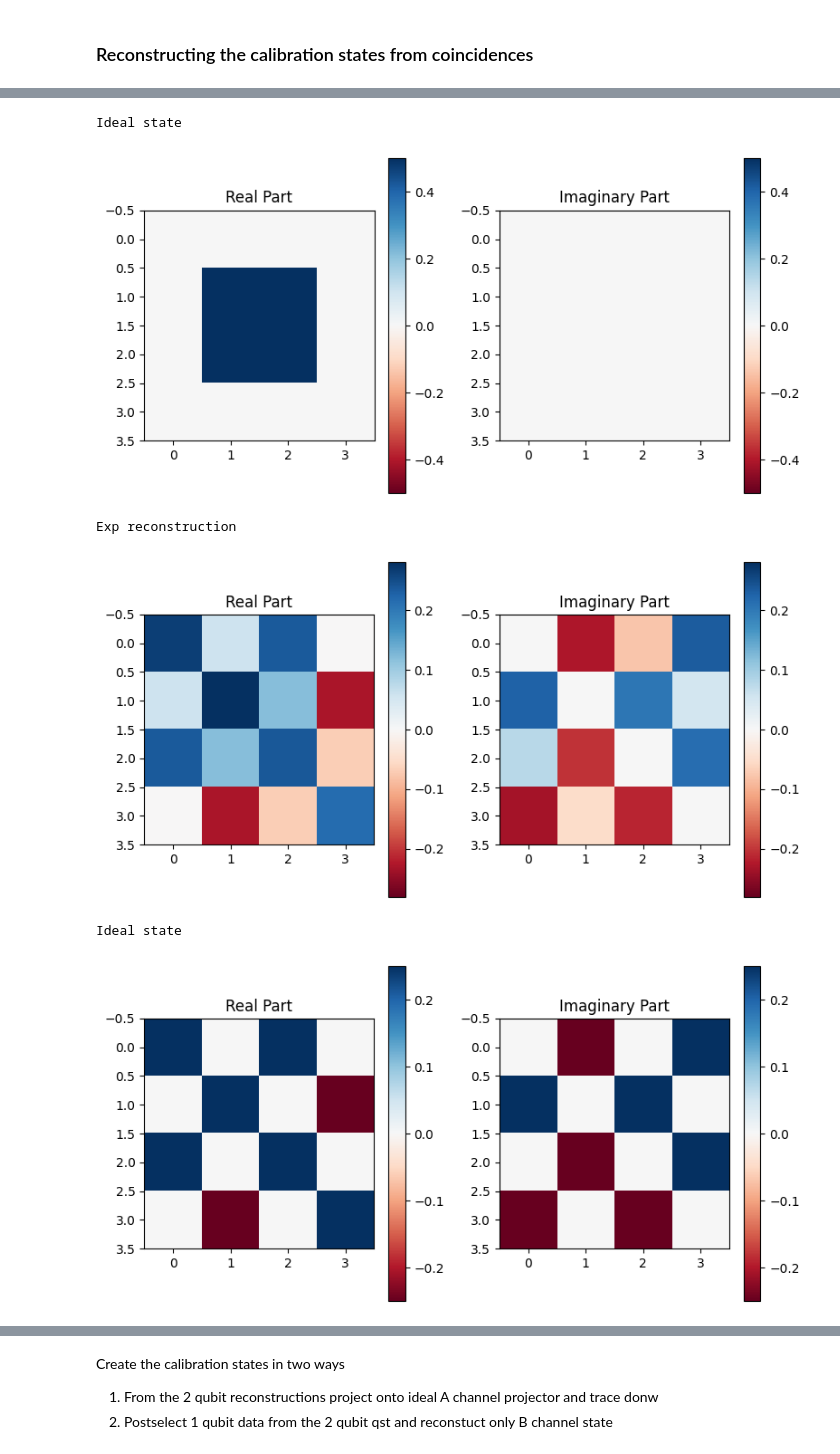
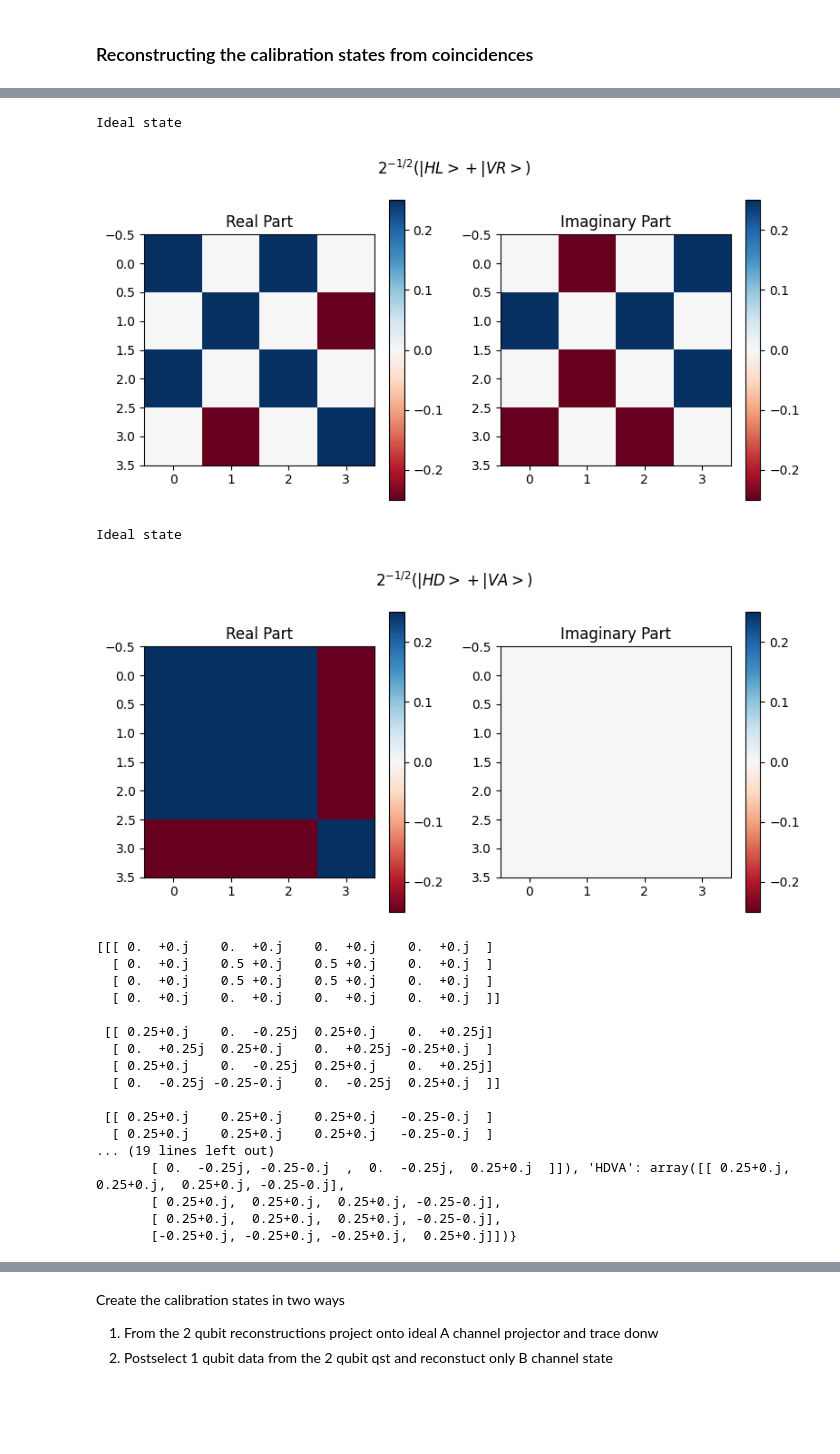
Before and after one commit to AdrianAasen/CREMST, a Jupyter notebook: Photon_REM.ipynb, the cells around one changed output, grey strips where cells are left out. Saved outputs shown, nothing was run; the diff lists cells and outputs as text; code cells hidden in the pictures; blank space fills up the shorter version.

Commit message:
Updated plotting feature and data saving for experimental verification

```diff
--- a/Photon_REM.ipynb
+++ b/Photon_REM.ipynb
@@ -141,14 +138,36 @@ coincidene_order_QST = ['HH', 'HV', 'VV', 'VH',
 
 QST_op_order = ph.photon_label_to_operator(coincidene_order_QST)
 
-
+title_lables = np.array([r'$2^{-1/2}(|HV>+|VH>)$',r'$2^{-1/2}(|HL>+|VR>)$', r'$2^{-1/2}(|HD>+|VA>)$'])
 # Reconstruct the 2 qubit calibration states
 rho_list = [ph.coincidence_to_states(mat, QST_op_order) for mat in QST_coinc_counts]
 # # Compare to the ideal ones.
-for rho, rho_ideal in zip(rho_list,ideal_calib_rho):
-    print('Exp reconstruction')
-    vis.visualize_state(rho)
+for rho, rho_ideal, title in zip(rho_list,ideal_calib_rho, title_lables):
+    #print('Exp reconstruction')
+    #vis.visualize_state(rho)
     print('Ideal state')
-    vis.visualize_state(rho_ideal)
+    vis.visualize_state(rho_ideal, title = title )
 #vis.visualize_state(calib_rho)
+
+
+N_shots = 1000
+print(ideal_calib_rho)
+outcomes = ph.simulate_photon_coincidence_counts(N_shots, ideal_calib_rho, QST_op_order)
+print(outcomes)
+
+matrix_dict = {"HVVH": ideal_calib_rho[0],
+               "HLVR": ideal_calib_rho[1],
+               "HDVA": ideal_calib_rho[2]}
+coinc_dict = {"order": coincidene_order_QST,
+              "Total_orhtogonal_coinc": N_shots,
+              "HVVH_coinc": outcomes[0],
+              "HLVR_coinc": outcomes[1],
+              "HDVA_coinc": outcomes[2]}
+
+scipy.io.savemat('Photon_REM/deal_calibration_matrices.mat', matrix_dict)
+scipy.io.savemat('Photon_REM/ideal_calibration_coinc.mat', coinc_dict)
+test = sp.io.loadmat('Photon_REM/ideal_calibration_matrices.mat')
+test_2 = sp.io.loadmat('Photon_REM/ideal_calibration_coinc.mat')
+print(test_2)
+print(test)
 # %% [output]
@@ -157,6 +176,21 @@ Exp reconstruction
 Ideal state
-[figure, old version]
+[figure, new version]
-Exp reconstruction
+Ideal state
-[figure, old version]
+[figure, new version]
-Ideal state
+[[[ 0.  +0.j    0.  +0.j    0.  +0.j    0.  +0.j  ]
+  [ 0.  +0.j    0.5 +0.j    0.5 +0.j    0.  +0.j  ]
+  [ 0.  +0.j    0.5 +0.j    0.5 +0.j    0.  +0.j  ]
+  [ 0.  +0.j    0.  +0.j    0.  +0.j    0.  +0.j  ]]
+
+ [[ 0.25+0.j    0.  -0.25j  0.25+0.j    0.  +0.25j]
+  [ 0.  +0.25j  0.25+0.j    0.  +0.25j -0.25+0.j  ]
+  [ 0.25+0.j    0.  -0.25j  0.25+0.j    0.  +0.25j]
+  [ 0.  -0.25j -0.25-0.j    0.  -0.25j  0.25+0.j  ]]
+
+ [[ 0.25+0.j    0.25+0.j    0.25+0.j   -0.25-0.j  ]
+  [ 0.25+0.j    0.25+0.j    0.25+0.j   -0.25-0.j  ]
+... (19 lines left out)
+       [ 0.  -0.25j, -0.25-0.j  ,  0.  -0.25j,  0.25+0.j  ]]), 'HDVA': array([[ 0.25+0.j,  0.25+0.j,  0.25+0.j, -0.25-0.j],
+       [ 0.25+0.j,  0.25+0.j,  0.25+0.j, -0.25-0.j],
+       [ 0.25+0.j,  0.25+0.j,  0.25+0.j, -0.25-0.j],
+       [-0.25+0.j, -0.25+0.j, -0.25+0.j,  0.25+0.j]])}
-[figure, removed]
```
Also changed, not shown: parts of 2 cells of this notebook, 2 other files.
